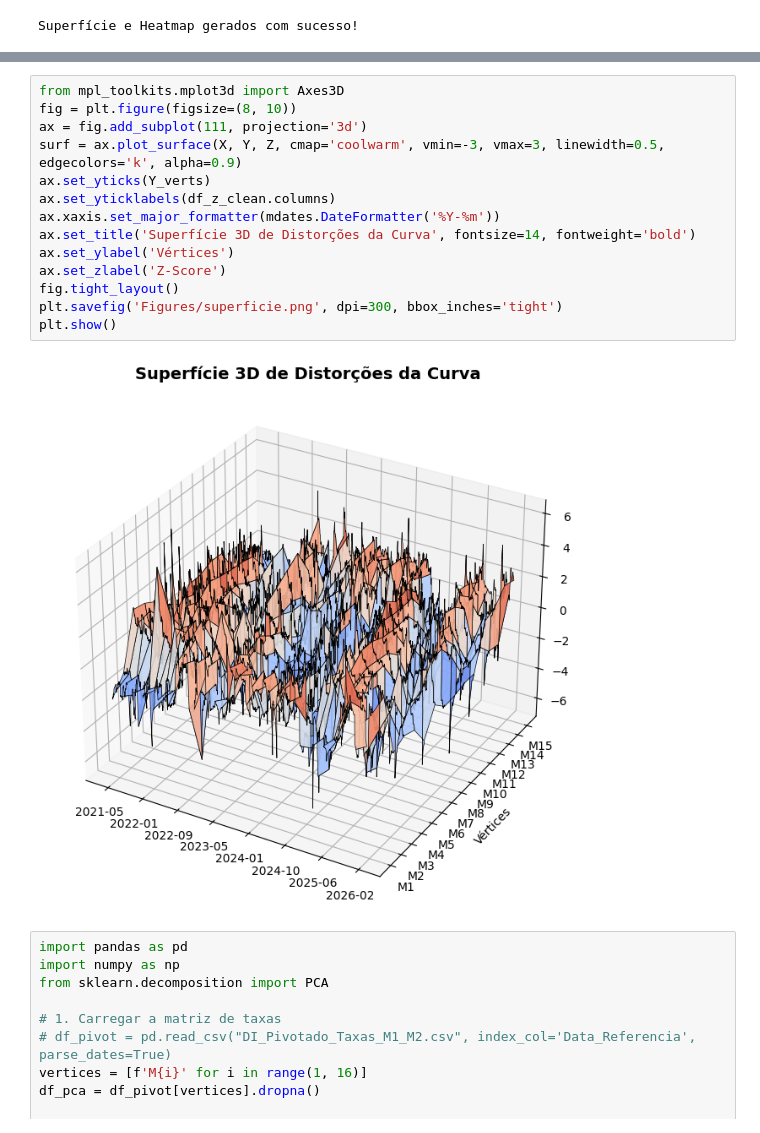
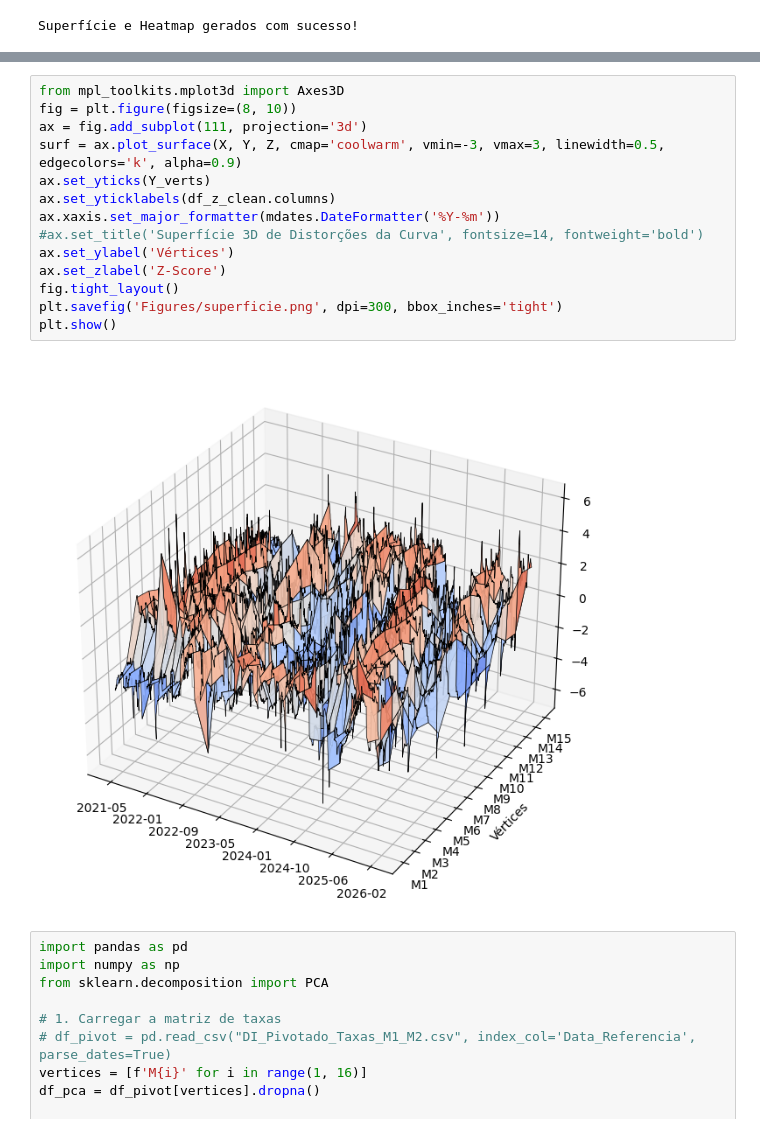
Before and after one commit to adrianfilipe/artigo_di, a Jupyter notebook: code.ipynb, the cells around one changed output, grey strips where cells are left out. Saved outputs shown, nothing was run; the diff lists cells and outputs as text.

```diff
--- a/code.ipynb
+++ b/code.ipynb
@@ -252,19 +252,19 @@ plt.show()
 # %%
 from mpl_toolkits.mplot3d import Axes3D
 fig = plt.figure(figsize=(8, 10))
 ax = fig.add_subplot(111, projection='3d')
 surf = ax.plot_surface(X, Y, Z, cmap='coolwarm', vmin=-3, vmax=3, linewidth=0.5, edgecolors='k', alpha=0.9)
 ax.set_yticks(Y_verts)
 ax.set_yticklabels(df_z_clean.columns)
 ax.xaxis.set_major_formatter(mdates.DateFormatter('%Y-%m'))
-ax.set_title('Superfície 3D de Distorções da Curva', fontsize=14, fontweight='bold')
+#ax.set_title('Superfície 3D de Distorções da Curva', fontsize=14, fontweight='bold')
 ax.set_ylabel('Vértices')
 ax.set_zlabel('Z-Score')
 fig.tight_layout()
 plt.savefig('Figures/superficie.png', dpi=300, bbox_inches='tight')
 plt.show()
 # %% [output]
-[figure, old version]
+[figure, new version]
 # %%
 import pandas as pd
 import numpy as np
```
Also changed, not shown: parts of 4 cells of this notebook, 4 other files.
